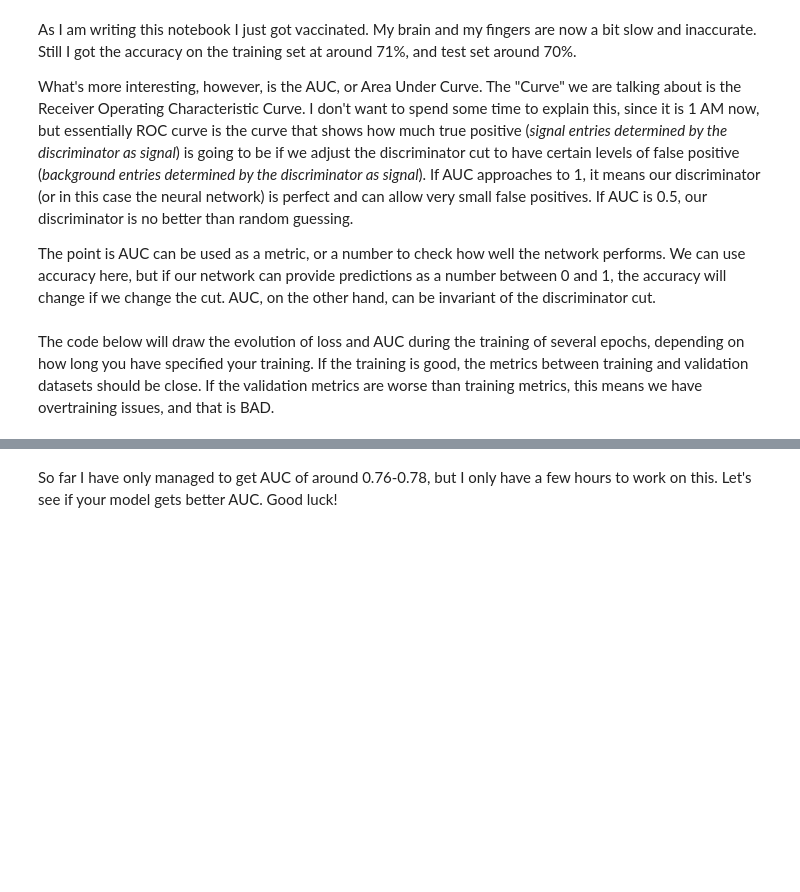
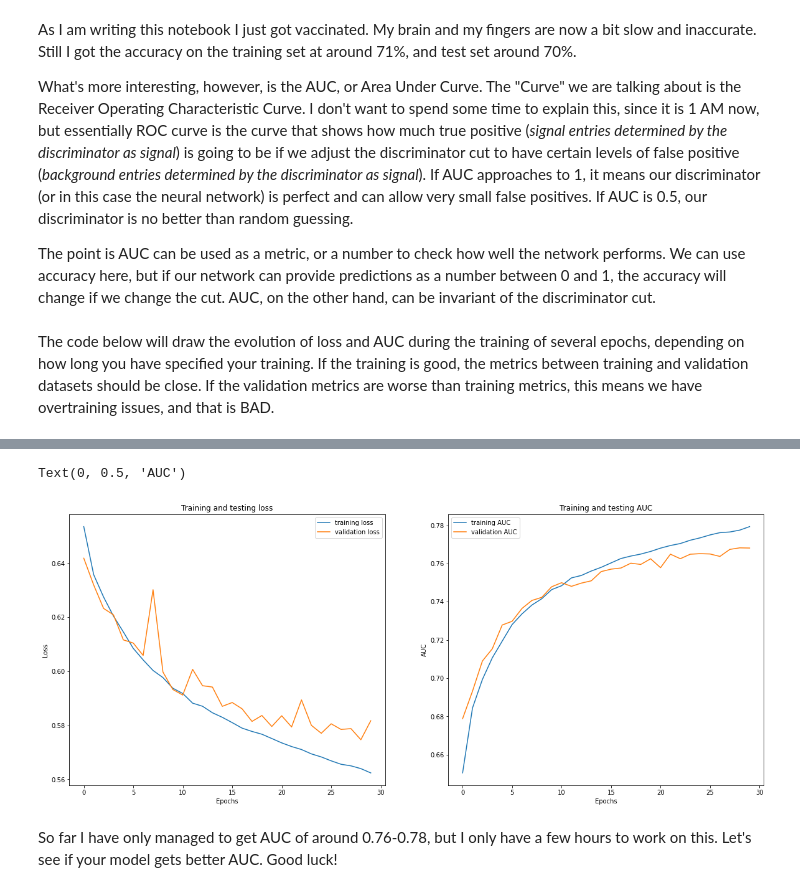
Before and after one commit to Kasidit-Beem/Kasidit-Beem, a Jupyter notebook: Higgs_tutorial.ipynb, the cells around one changed output, grey strips where cells are left out. Cells and saved outputs as stored; diff of their text form; code cells hidden in the pictures; blank space fills up the shorter version.

```diff
--- a/Higgs_tutorial.ipynb
+++ b/Higgs_tutorial.ipynb
@@ -264,2 +265,25 @@ Text(0, 0.5, 'AUC')
+# %%
+# We are using the history object, which is the output of fit() method.
+# If the code below screams that you do not have "history" or "auc" in history,
+# you might want to check my comment.
+# (BEEM)This is for using activation in 2nd layer as "tanh"
+plt.figure(figsize=(20, 8), facecolor="white")
+plt.subplot(1, 2, 1)
+plt.plot(history.history["loss"], label="training loss")
+plt.plot(history.history["val_loss"], label="validation loss")
+plt.legend()
+plt.title("Training and testing loss")
+plt.xlabel("Epochs")
+plt.ylabel("Loss")
+plt.subplot(1, 2, 2)
+plt.plot(history.history["auc"], label="training AUC")
+plt.plot(history.history["val_auc"], label="validation AUC")
+plt.legend()
+plt.title("Training and testing AUC")
+plt.xlabel("Epochs")
+plt.ylabel("AUC")
+# %% [output]
+Text(0, 0.5, 'AUC')
+[figure, added]
 # %% [markdown]
 So far I have only managed to get AUC of around 0.76-0.78, but I only have a few hours to work on this. Let's see if your model gets better AUC. Good luck!
```
Also changed, not shown: parts of 4 cells of this notebook.
